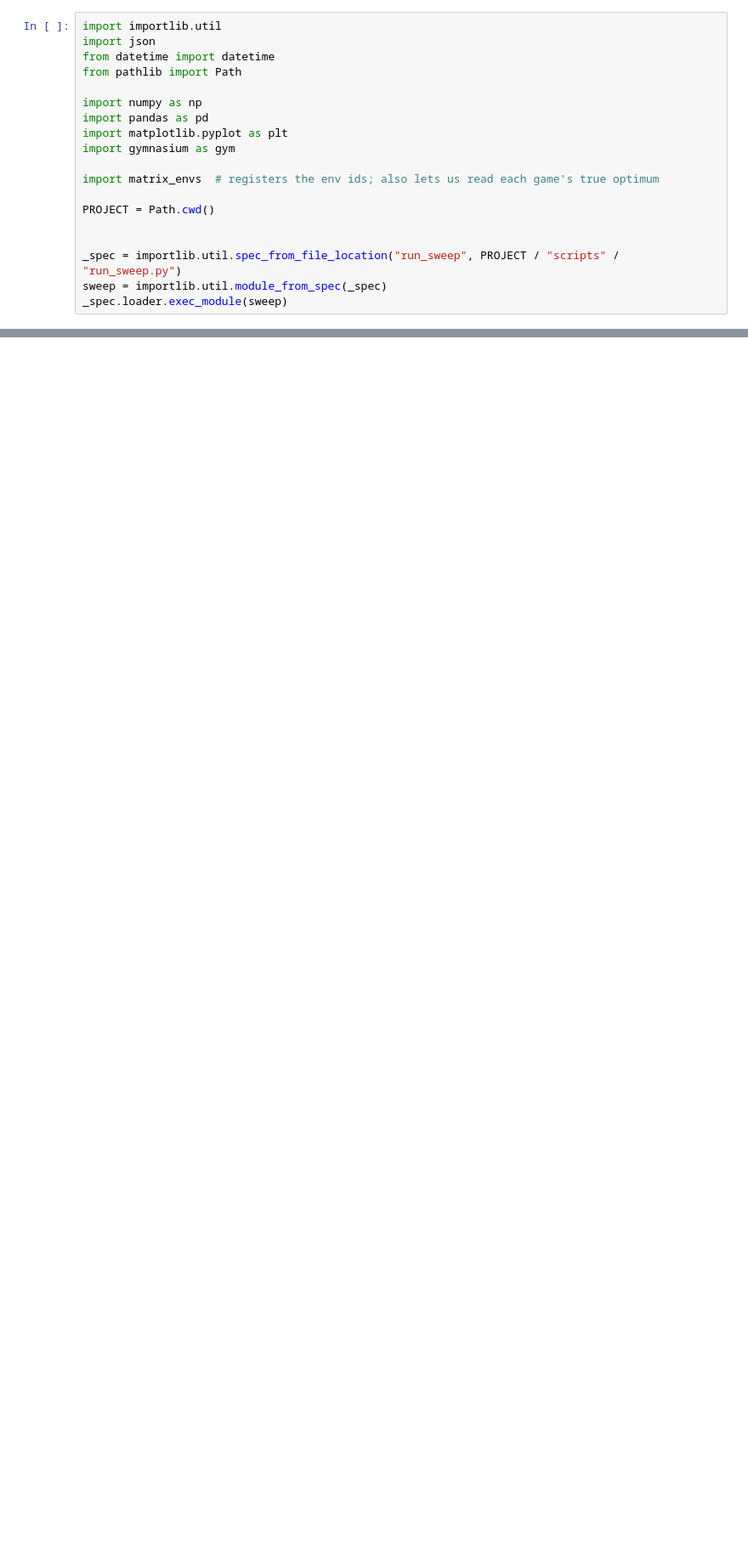
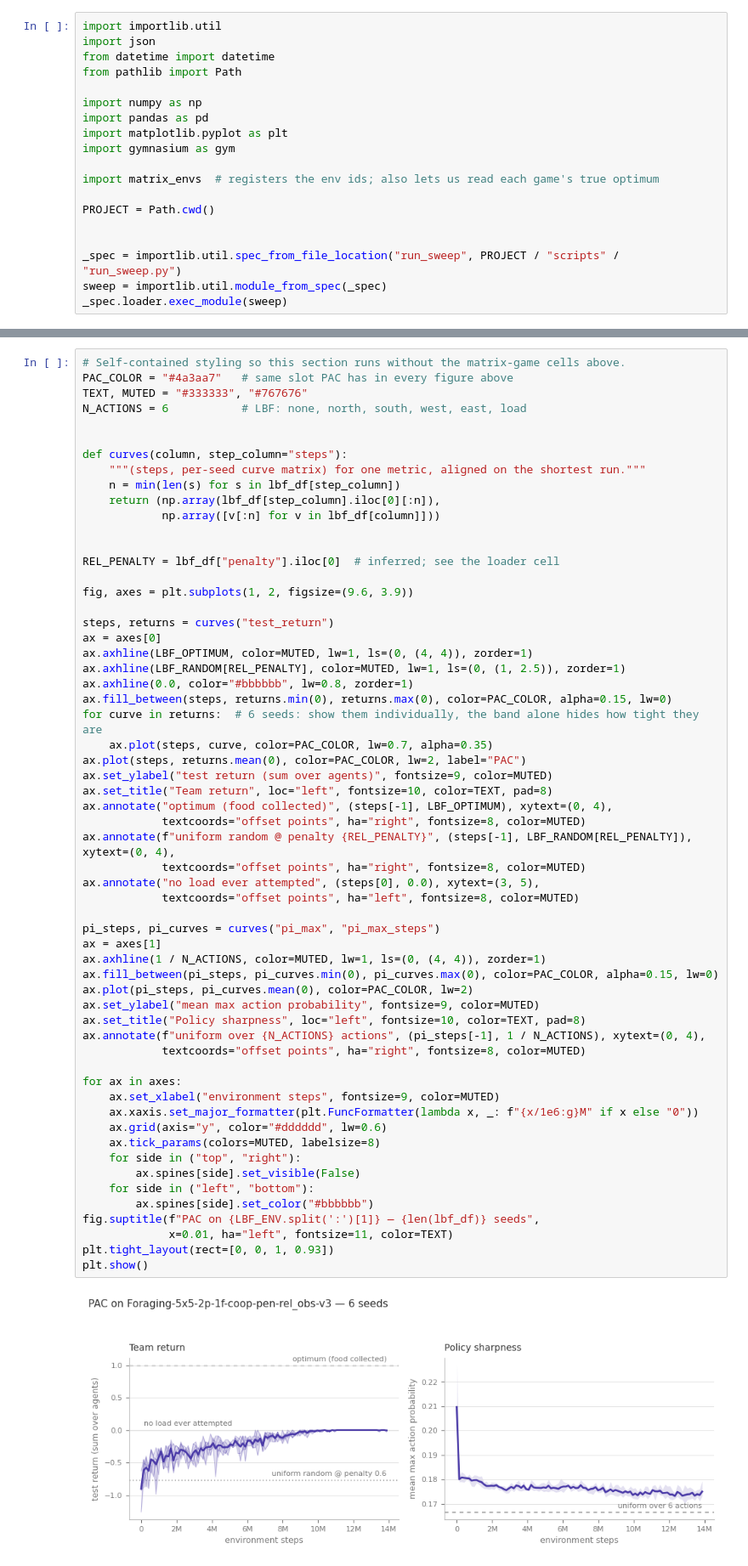
Before and after one commit to ianbryant2/ConVec, a Jupyter notebook: games_sweep.ipynb, the cells around one changed output, grey strips where cells are left out. Shown at 85% size. Saved outputs shown, nothing was run; the diff lists cells and outputs as text; blank space fills up the shorter version.

```diff
--- a/games_sweep.ipynb
+++ b/games_sweep.ipynb
@@ -389,0 +187,61 @@ mpe_wall.rename_axis(columns="mean hours/run")
+# %%
+# Self-contained styling so this section runs without the matrix-game cells above.
+PAC_COLOR = "#4a3aa7"   # same slot PAC has in every figure above
+TEXT, MUTED = "#333333", "#767676"
+N_ACTIONS = 6           # LBF: none, north, south, west, east, load
+
+
+def curves(column, step_column="steps"):
+    """(steps, per-seed curve matrix) for one metric, aligned on the shortest run."""
+    n = min(len(s) for s in lbf_df[step_column])
+    return (np.array(lbf_df[step_column].iloc[0][:n]),
+            np.array([v[:n] for v in lbf_df[column]]))
+
+
+REL_PENALTY = lbf_df["penalty"].iloc[0]  # inferred; see the loader cell
+
+fig, axes = plt.subplots(1, 2, figsize=(9.6, 3.9))
+
+steps, returns = curves("test_return")
+ax = axes[0]
+ax.axhline(LBF_OPTIMUM, color=MUTED, lw=1, ls=(0, (4, 4)), zorder=1)
+ax.axhline(LBF_RANDOM[REL_PENALTY], color=MUTED, lw=1, ls=(0, (1, 2.5)), zorder=1)
+ax.axhline(0.0, color="#bbbbbb", lw=0.8, zorder=1)
+ax.fill_between(steps, returns.min(0), returns.max(0), color=PAC_COLOR, alpha=0.15, lw=0)
+for curve in returns:  # 6 seeds: show them individually, the band alone hides how tight they are
+    ax.plot(steps, curve, color=PAC_COLOR, lw=0.7, alpha=0.35)
+ax.plot(steps, returns.mean(0), color=PAC_COLOR, lw=2, label="PAC")
+ax.set_ylabel("test return (sum over agents)", fontsize=9, color=MUTED)
+ax.set_title("Team return", loc="left", fontsize=10, color=TEXT, pad=8)
+ax.annotate("optimum (food collected)", (steps[-1], LBF_OPTIMUM), xytext=(0, 4),
+            textcoords="offset points", ha="right", fontsize=8, color=MUTED)
+ax.annotate(f"uniform random @ penalty {REL_PENALTY}", (steps[-1], LBF_RANDOM[REL_PENALTY]), xytext=(0, 4),
+            textcoords="offset points", ha="right", fontsize=8, color=MUTED)
+ax.annotate("no load ever attempted", (steps[0], 0.0), xytext=(3, 5),
+            textcoords="offset points", ha="left", fontsize=8, color=MUTED)
+
+pi_steps, pi_curves = curves("pi_max", "pi_max_steps")
+ax = axes[1]
+ax.axhline(1 / N_ACTIONS, color=MUTED, lw=1, ls=(0, (4, 4)), zorder=1)
+ax.fill_between(pi_steps, pi_curves.min(0), pi_curves.max(0), color=PAC_COLOR, alpha=0.15, lw=0)
+ax.plot(pi_steps, pi_curves.mean(0), color=PAC_COLOR, lw=2)
+ax.set_ylabel("mean max action probability", fontsize=9, color=MUTED)
+ax.set_title("Policy sharpness", loc="left", fontsize=10, color=TEXT, pad=8)
+ax.annotate(f"uniform over {N_ACTIONS} actions", (pi_steps[-1], 1 / N_ACTIONS), xytext=(0, 4),
+            textcoords="offset points", ha="right", fontsize=8, color=MUTED)
+
+for ax in axes:
+    ax.set_xlabel("environment steps", fontsize=9, color=MUTED)
+    ax.xaxis.set_major_formatter(plt.FuncFormatter(lambda x, _: f"{x/1e6:g}M" if x else "0"))
+    ax.grid(axis="y", color="#dddddd", lw=0.6)
+    ax.tick_params(colors=MUTED, labelsize=8)
+    for side in ("top", "right"):
+        ax.spines[side].set_visible(False)
+    for side in ("left", "bottom"):
+        ax.spines[side].set_color("#bbbbbb")
+fig.suptitle(f"PAC on {LBF_ENV.split(':')[1]} — {len(lbf_df)} seeds",
+             x=0.01, ha="left", fontsize=11, color=TEXT)
+plt.tight_layout(rect=[0, 0, 1, 0.93])
+plt.show()
+# %% [output]
+[figure, added]
```
Also changed, not shown: parts of 27 cells of this notebook, 1 other file.
